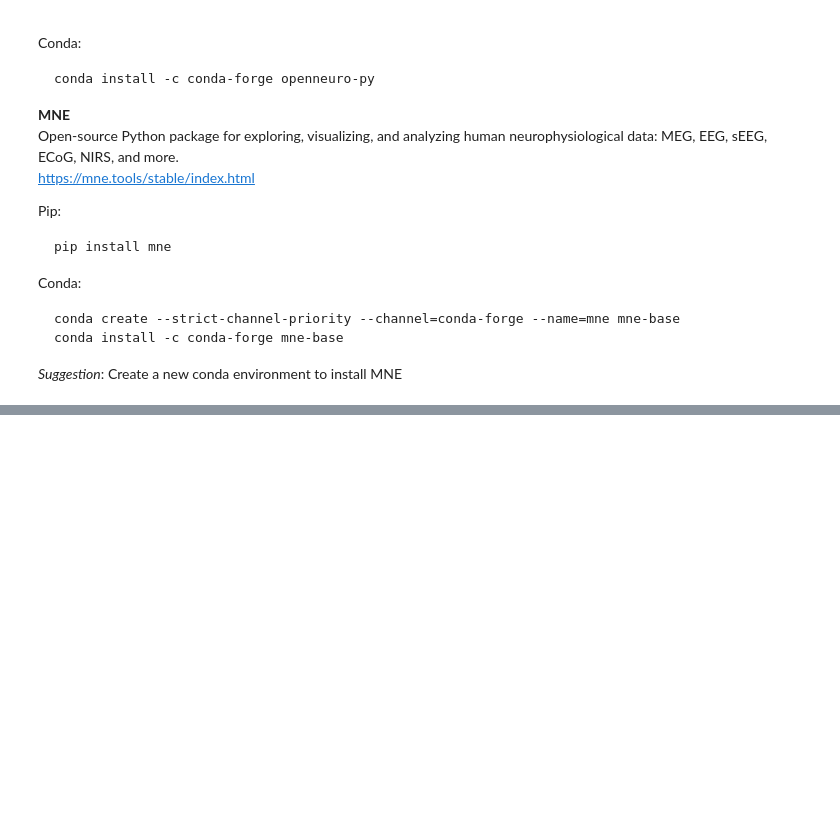
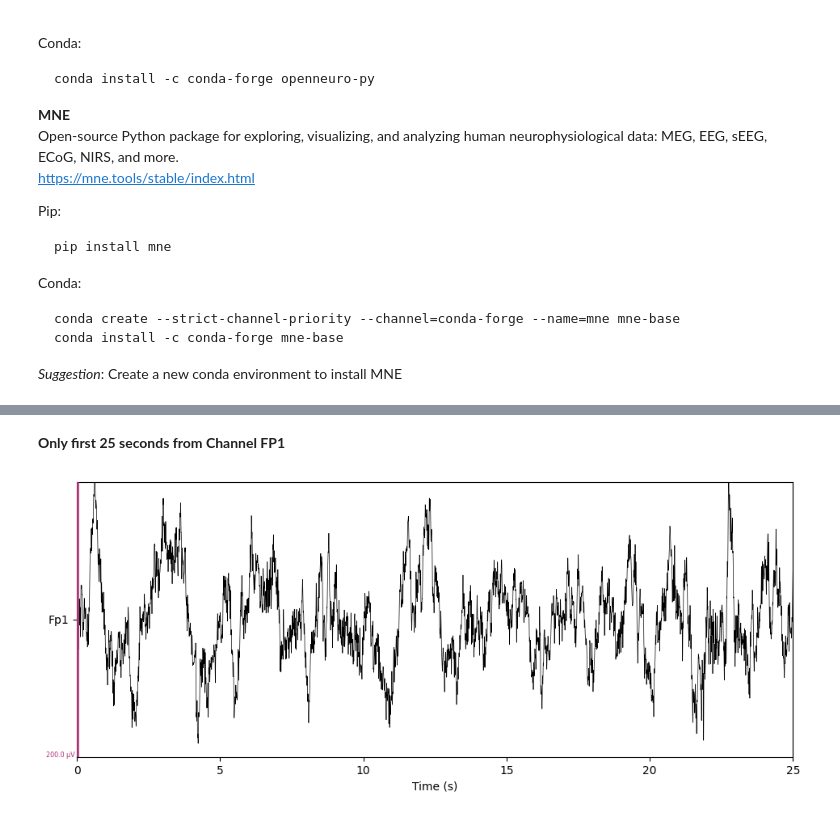
Before and after one commit to sobieddch90/mcd_udg_tfm-egg_analysis, a Jupyter notebook: Alzheimer_Open_Neuro_EEG_Analysis.ipynb, the cells around one changed output, grey strips where cells are left out. Cells and saved outputs as stored; diff of their text form; code cells hidden in the pictures; blank space fills up the shorter version.

```diff
--- a/Alzheimer_Open_Neuro_EEG_Analysis.ipynb
+++ b/Alzheimer_Open_Neuro_EEG_Analysis.ipynb
@@ -503,0 +196,11 @@ combined_raw_data.plot(show_scrollbars=False, show_scalebars=True,
+# %% [markdown]
+**Only first 25 seconds from Channel FP1**
+# %%
+fig = raw.plot(n_channels=1, scalings=dict(eeg=1e-4),
+               title='EEG Data', show=False, block=True, duration=25,
+               show_scrollbars=False, show_scalebars=True
+               )
+fig.set_size_inches(10, 4)
+plt.show()
+# %% [output]
+[figure, added]
```
Also changed, not shown: parts of 76 cells of this notebook.
